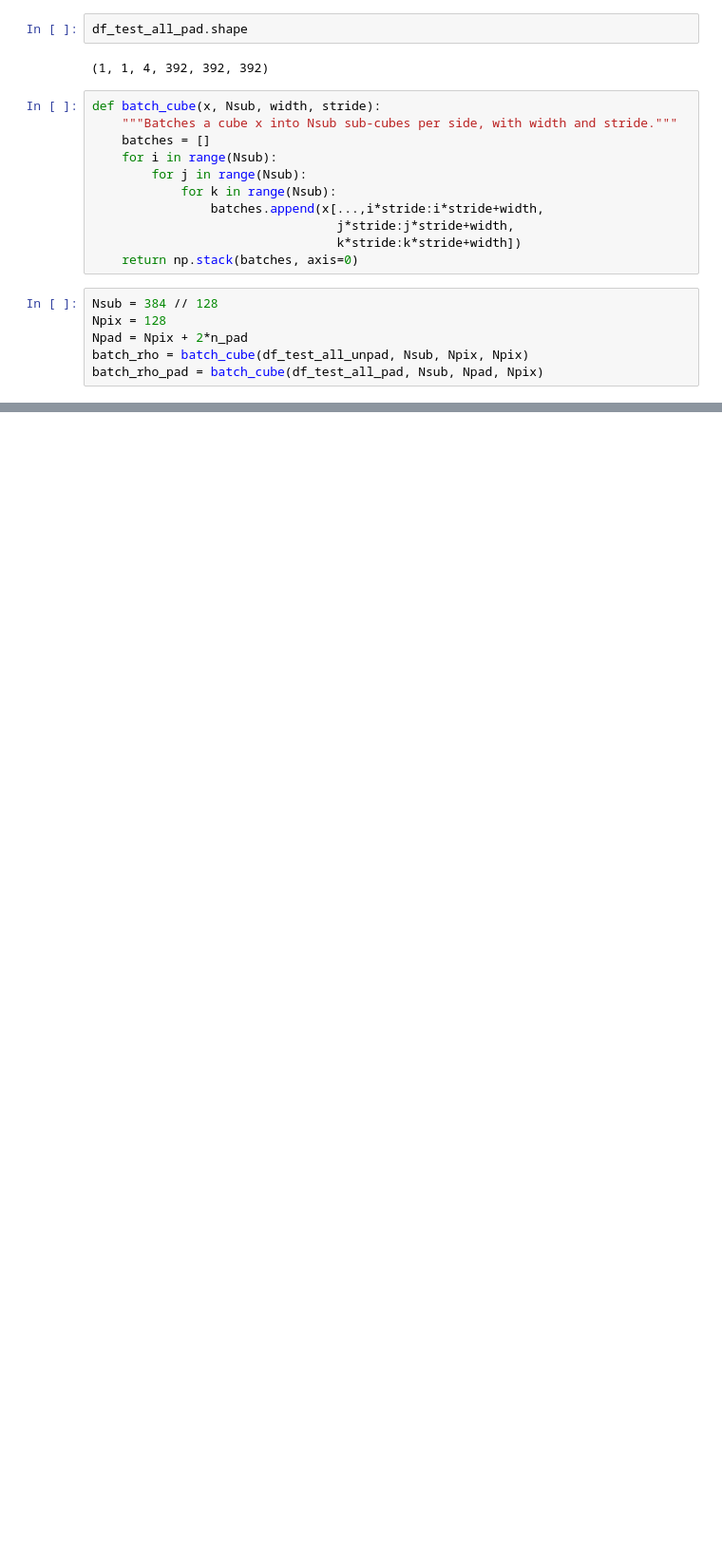
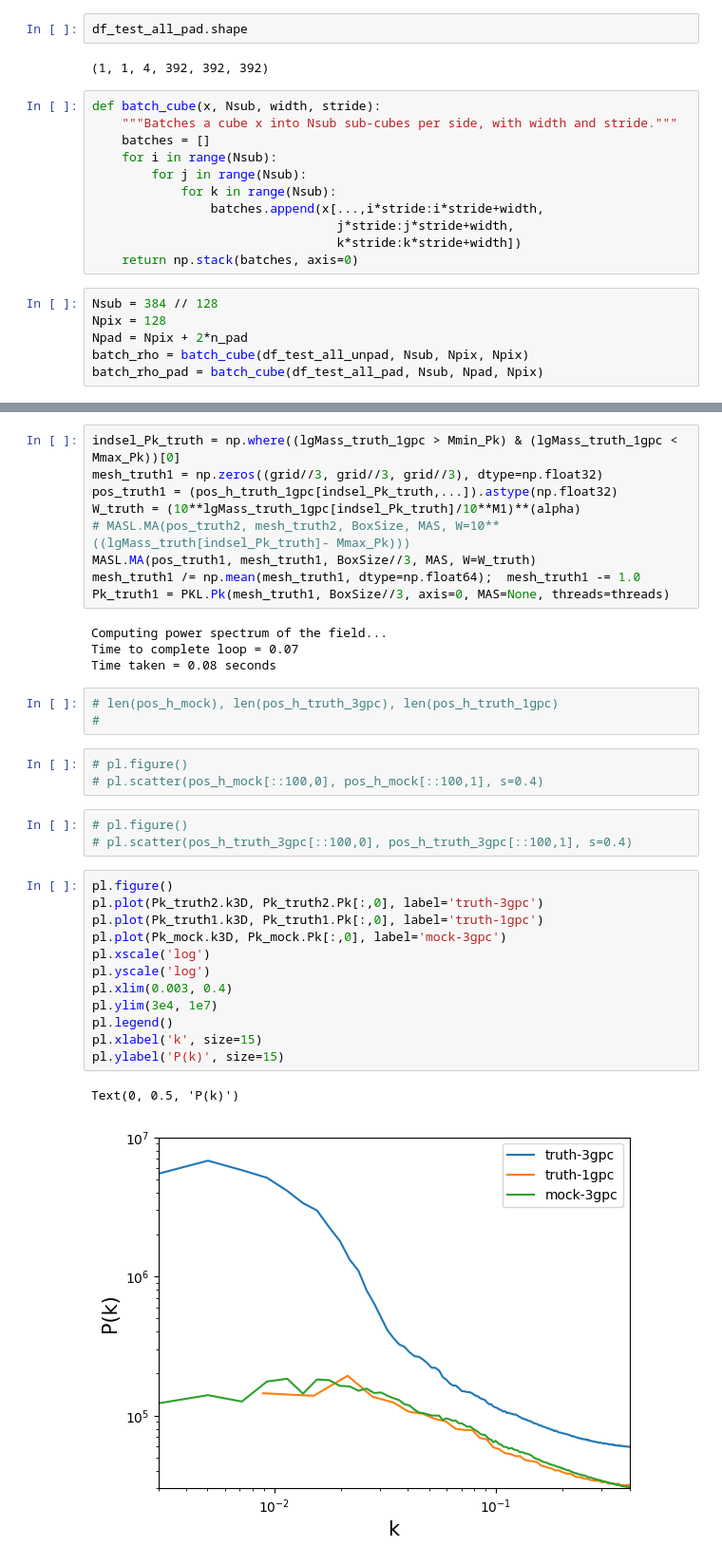
Before and after one commit to shivampcosmo/CHARM, a Jupyter notebook: notebooks/test_3gpc_mass_vel_charm.ipynb, the cells around one changed output, grey strips where cells are left out. Shown at 95% size. Cells and saved outputs as stored; diff of their text form; blank space fills up the shorter version.

```diff
--- a/notebooks/test_3gpc_mass_vel_charm.ipynb
+++ b/notebooks/test_3gpc_mass_vel_charm.ipynb
@@ -529,0 +648,37 @@ array([], dtype=float32)
+# %%
+indsel_Pk_truth = np.where((lgMass_truth_1gpc > Mmin_Pk) & (lgMass_truth_1gpc < Mmax_Pk))[0]
+mesh_truth1 = np.zeros((grid//3, grid//3, grid//3), dtype=np.float32)
+pos_truth1 = (pos_h_truth_1gpc[indsel_Pk_truth,...]).astype(np.float32)
+W_truth = (10**lgMass_truth_1gpc[indsel_Pk_truth]/10**M1)**(alpha)
+# MASL.MA(pos_truth2, mesh_truth2, BoxSize, MAS, W=10**((lgMass_truth[indsel_Pk_truth]- Mmax_Pk)))
+MASL.MA(pos_truth1, mesh_truth1, BoxSize//3, MAS, W=W_truth)
+mesh_truth1 /= np.mean(mesh_truth1, dtype=np.float64);  mesh_truth1 -= 1.0
+Pk_truth1 = PKL.Pk(mesh_truth1, BoxSize//3, axis=0, MAS=None, threads=threads)
+# %% [output]
+Computing power spectrum of the field...
+Time to complete loop = 0.07
+Time taken = 0.08 seconds
+# %%
+# len(pos_h_mock), len(pos_h_truth_3gpc), len(pos_h_truth_1gpc)
+#
+# %%
+# pl.figure()
+# pl.scatter(pos_h_mock[::100,0], pos_h_mock[::100,1], s=0.4)
+# %%
+# pl.figure()
+# pl.scatter(pos_h_truth_3gpc[::100,0], pos_h_truth_3gpc[::100,1], s=0.4)
+# %%
+pl.figure()
+pl.plot(Pk_truth2.k3D, Pk_truth2.Pk[:,0], label='truth-3gpc')
+pl.plot(Pk_truth1.k3D, Pk_truth1.Pk[:,0], label='truth-1gpc')
+pl.plot(Pk_mock.k3D, Pk_mock.Pk[:,0], label='mock-3gpc')
+pl.xscale('log')
+pl.yscale('log')
+pl.xlim(0.003, 0.4)
+pl.ylim(3e4, 1e7)
+pl.legend()
+pl.xlabel('k', size=15)
+pl.ylabel('P(k)', size=15)
+# %% [output]
+Text(0, 0.5, 'P(k)')
+[figure, added]
```
Also changed, not shown: parts of 14 cells of this notebook, 10 other files.
